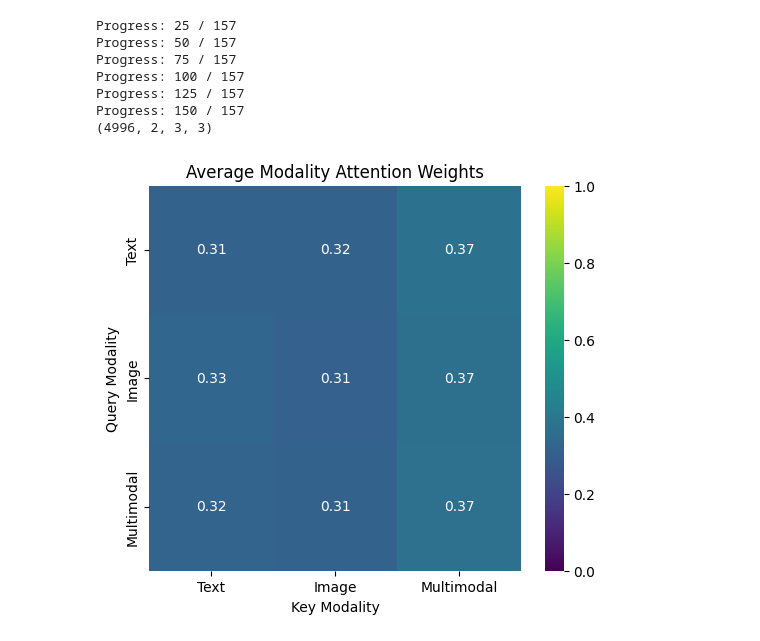
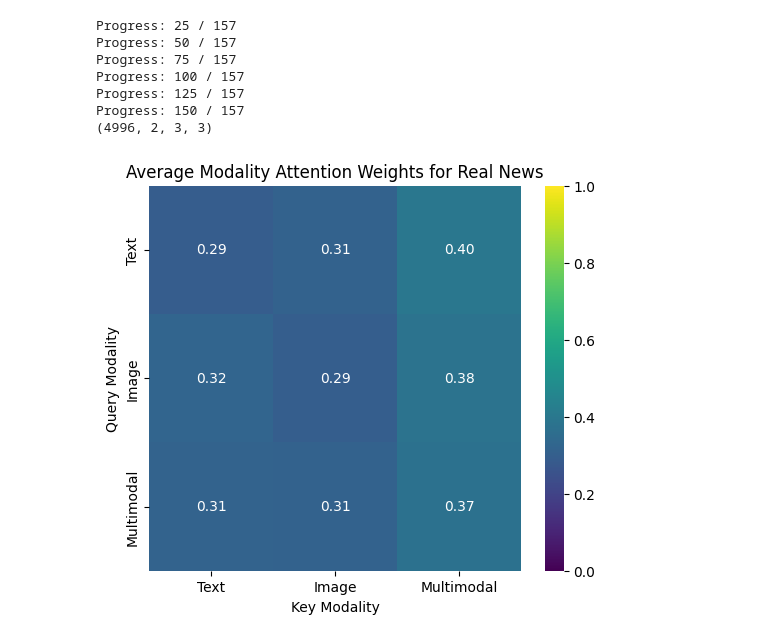
Before and after one commit to Ravi-Raghavan/ESE-5460-Final-Project, a Jupyter notebook: notebooks/multimodal/CLIP/CLIP_Models_Analysis.ipynb, the cells around one changed output. Cells and saved outputs as stored; diff of their text form; code cells hidden in the pictures.

```diff
--- a/notebooks/multimodal/CLIP/CLIP_Models_Analysis.ipynb
+++ b/notebooks/multimodal/CLIP/CLIP_Models_Analysis.ipynb
@@ -1054,16 +1054,25 @@ Progress: 150 / 157
 # %%
 import seaborn as sns
 
-avg_attn_weights = np.mean(attention_matrices, axis = (0, 1))
+ground_truth_labels = np.load("../../../output/test_ground_truth_labels.npy")
 
+# Get real and fake attention matrices
+attention_matrices_real = attention_matrices[ground_truth_labels == 1]
+attention_matrices_fake = attention_matrices[ground_truth_labels == 0]
+
+# Average the above
+avg_attn_weights_real = np.mean(attention_matrices_real, axis = (0, 1))
+avg_attn_weights_fake = np.mean(attention_matrices_fake, axis = (0, 1))
+
+# Define tokens
 tokens = ["Text", "Image", "Multimodal"]
-
-plt.figure(figsize=(6,5))
-sns.heatmap(avg_attn_weights, annot=True, fmt=".2f", cmap="viridis",
-            xticklabels=tokens, yticklabels=tokens, vmin=0, vmax=1)
-plt.title("Average Modality Attention Weights")
-plt.xlabel("Key Modality")
-plt.ylabel("Query Modality")
-plt.show()
-# %% [output]
-[figure, removed]
+# %%
+plt.figure(figsize=(6,5))
+sns.heatmap(avg_attn_weights_real, annot=True, fmt=".2f", cmap="viridis",
+            xticklabels=tokens, yticklabels=tokens, vmin=0, vmax=1)
+plt.title("Average Modality Attention Weights for Real News")
+plt.xlabel("Key Modality")
+plt.ylabel("Query Modality")
+plt.show()
+# %% [output]
+[figure, added]
```
Also changed, not shown: parts of 1 cell of this notebook.
